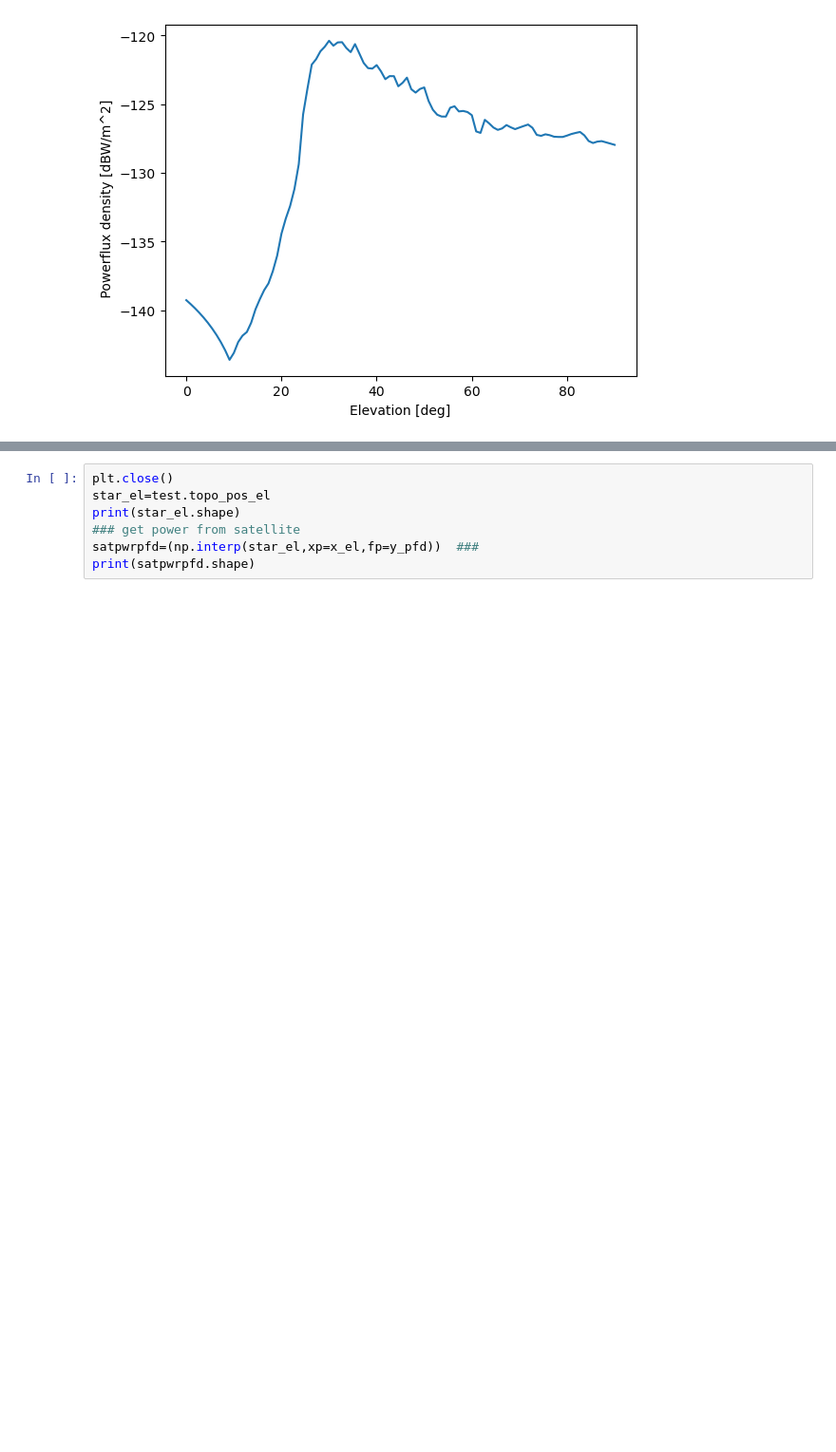
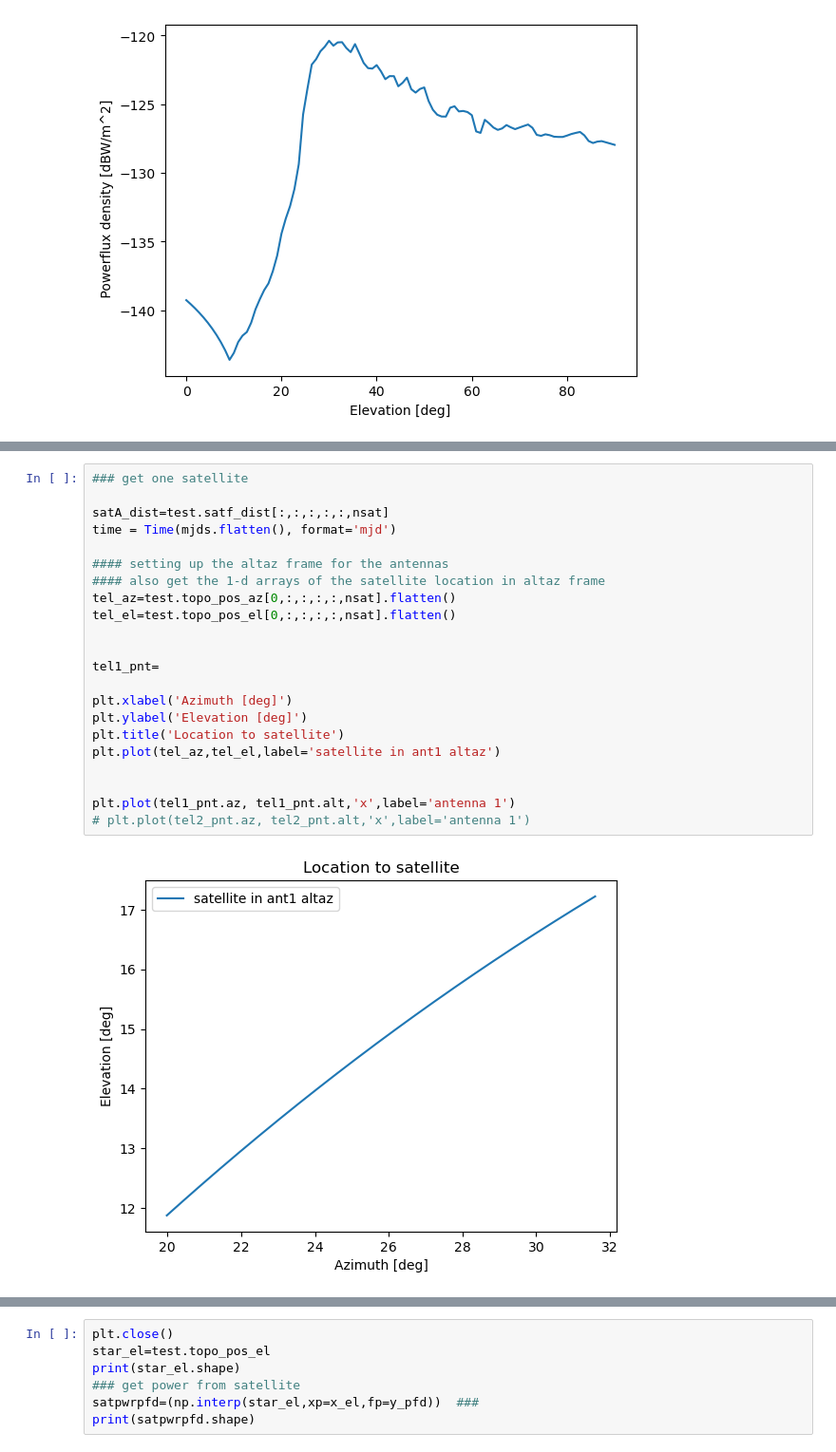
Before and after one commit to hqiu-nju/scepter, a Jupyter notebook: notebooks/fringe_simulation.ipynb, the cells around one changed output, grey strips where cells are left out. Shown: that part at 95% size. Drawn from its saved outputs; the diff is of its cells as text; blank space fills up the shorter version.

```diff
--- a/notebooks/fringe_simulation.ipynb
+++ b/notebooks/fringe_simulation.ipynb
@@ -259,0 +183,24 @@ ideal ra dec pointing for intercept 117.45096084668864 5.380662888963153
+# %%
+### get one satellite
+
+satA_dist=test.satf_dist[:,:,:,:,:,nsat]
+time = Time(mjds.flatten(), format='mjd')
+
+#### setting up the altaz frame for the antennas
+#### also get the 1-d arrays of the satellite location in altaz frame
+tel_az=test.topo_pos_az[0,:,:,:,:,nsat].flatten()
+tel_el=test.topo_pos_el[0,:,:,:,:,nsat].flatten()
+
+
+tel1_pnt=
+
+plt.xlabel('Azimuth [deg]')
+plt.ylabel('Elevation [deg]')
+plt.title('Location to satellite')
+plt.plot(tel_az,tel_el,label='satellite in ant1 altaz')
+
+
+plt.plot(tel1_pnt.az, tel1_pnt.alt,'x',label='antenna 1')
+# plt.plot(tel2_pnt.az, tel2_pnt.alt,'x',label='antenna 1')
+# %% [output]
+[figure, added]
```
Also changed, not shown: parts of 14 cells of this notebook, 4 other files.
